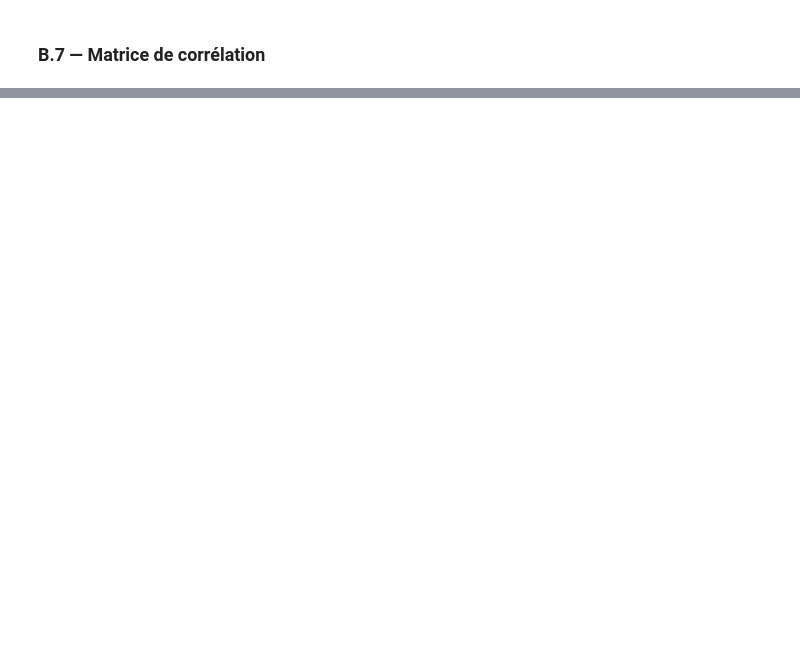
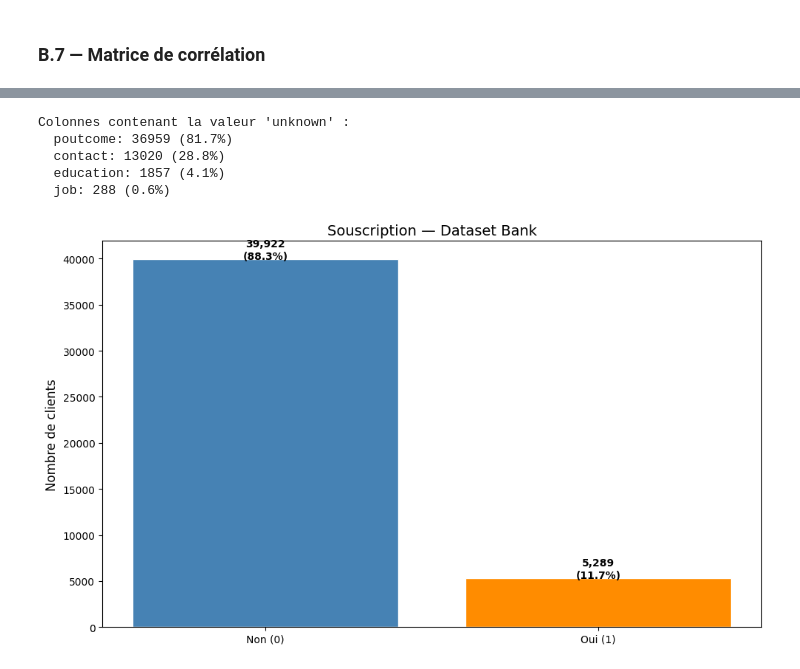
Before and after one commit to Manonsigilla/bank-marketing, a Jupyter notebook: notebooks/01_eda.ipynb, the cells around one changed output, grey strips where cells are left out. Saved outputs shown, nothing was run; the diff lists cells and outputs as text; code cells hidden in the pictures; blank space fills up the shorter version.

```diff
--- a/notebooks/01_eda.ipynb
+++ b/notebooks/01_eda.ipynb
@@ -74,0 +318,4 @@ print(f"Instances  — Bank: {len(df_bank):,}  |  Additional: {len(df_add):,}")p
+# %%
+# Chargement du dataset Bank
+df_bank = load_bank(full=True)
+get_dataset_info(df_bank, name='Bank Dataset (full)')
@@ -74,0 +360,13 @@ print(f"Instances  — Bank: {len(df_bank):,}  |  Additional: {len(df_add):,}")p
+# %%
+unknown_bank = analyze_missing(df_bank)
+# %% [output]
+Colonnes contenant la valeur 'unknown' :
+  poutcome: 36959 (81.7%)
+  contact: 13020 (28.8%)
+  education: 1857 (4.1%)
+  job: 288 (0.6%)
+# %%
+y_bank = df_bank['y'].map({'yes': 1, 'no': 0})
+plot_target_distribution(y_bank, title='Souscription — Dataset Bank')
+# %% [output]
+[figure, added]
```
Also changed, not shown: parts of 33 cells of this notebook.
